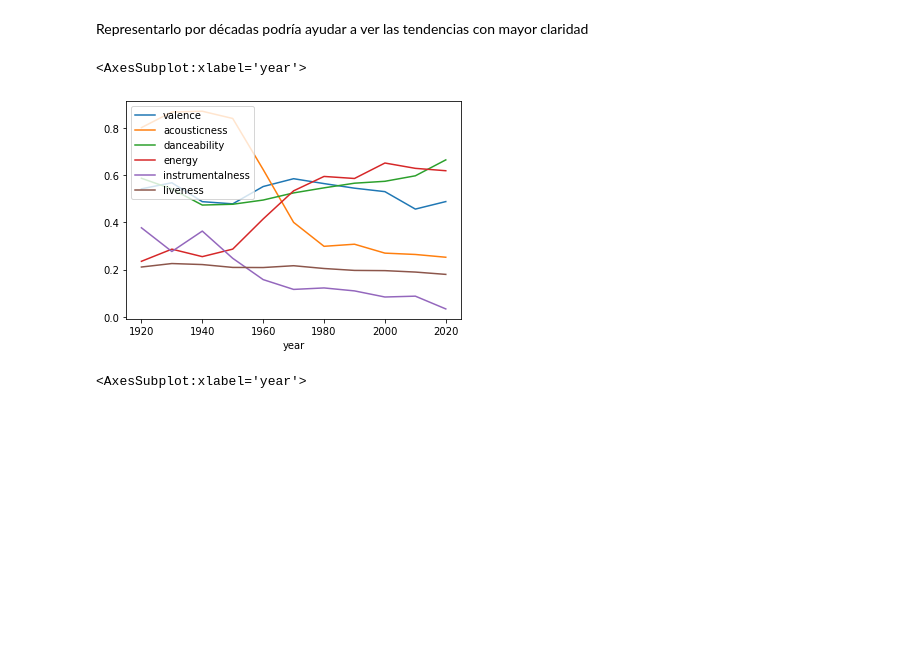
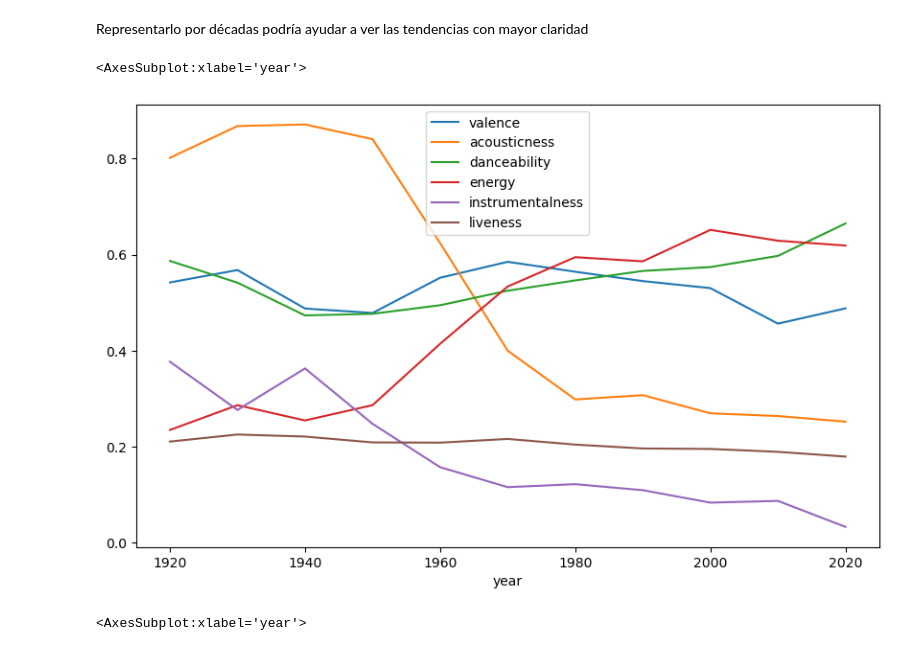
Before and after one commit to Mormur22/SpotifyRecomendator, a Jupyter notebook: Análisis tendencias/analisis_tendencia.ipynb, the cells around one changed output. Saved outputs shown, nothing was run; the diff lists cells and outputs as text; code cells hidden in the pictures; blank space fills up the shorter version.

Commit message:
Actualización con evolución variables

```diff
--- a/Análisis tendencias/analisis_tendencia.ipynb
+++ b/Análisis tendencias/analisis_tendencia.ipynb
@@ -8,4 +10,4 @@ Por otro lado , el otro dataset lo obtuvimos de Kaggle, el cual recopila cancion
 Antes de comenzar con el análisis, vamos a observar cómo están representados estos datos.
 # %%
 import pandas as pd
-df_tk = pd.read_csv('data1921-2023.csv')
+df_tk = pd.read_csv('data1921-2023.csv', low_memory=False)
@@ -170,11 +160,10 @@ plt.show()
 # %% [markdown]
 En primer lugar, vamos a analizar las variables numéricas relacionadas con las características musicales.
 # %%
-# Agrupar los datos por año y calcular la media
 datos_anual = df_tk[numeric].groupby('year').mean()
 
-# Mostrar una gráfica de líneas
 variables = ['valence', 'acousticness', 'danceability',  'energy', 'instrumentalness','liveness']
+plt.rcParams["figure.figsize"] = (10, 6)
 datos_anual.plot(kind='line', y=variables)
 
 plt.show()
@@ -187,15 +176,14 @@ Representarlo por décadas podría ayudar a ver las tendencias con mayor clarida
 # %%
 df_tk['year'] = df_tk['year'].apply(lambda year: int(year/10)*10)
 
-# Agrupar los datos por año y calcular la media
-datos_anual = df_tk[header].groupby('year').mean()
+datos_anual = df_tk[numeric].groupby('year').mean()
 
-# Mostrar una gráfica de líneas con varias variables
 variables = ['valence', 'acousticness', 'danceability',  'energy', 'instrumentalness','liveness']
+plt.rcParams["figure.figsize"] = (10, 6)
 datos_anual.plot(kind='line', y=variables)
 # %% [output]
 <AxesSubplot:xlabel='year'>
-[figure, old version]
+[figure, new version]
 # %%
 datos_anual.plot(kind='line', y='loudness')
 # %% [output]
```
Also changed, not shown: parts of 16 cells of this notebook.
